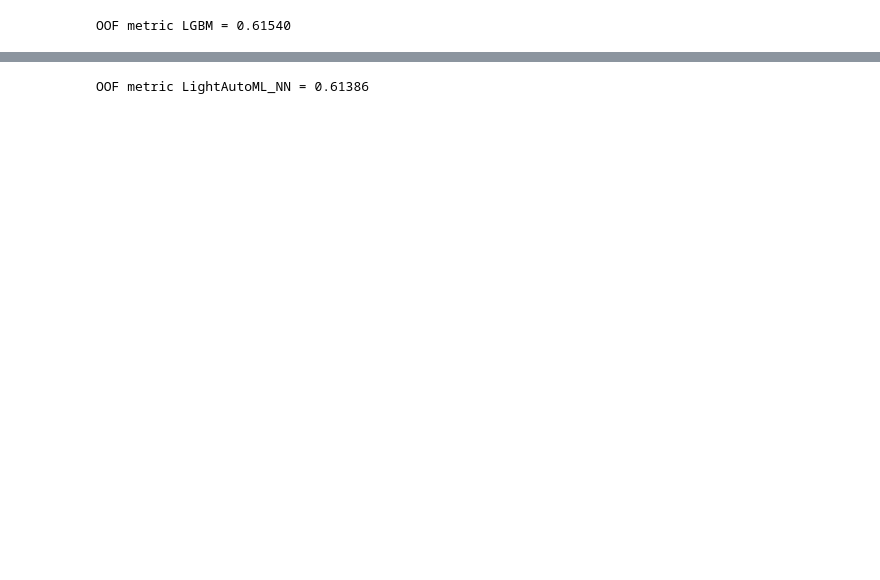
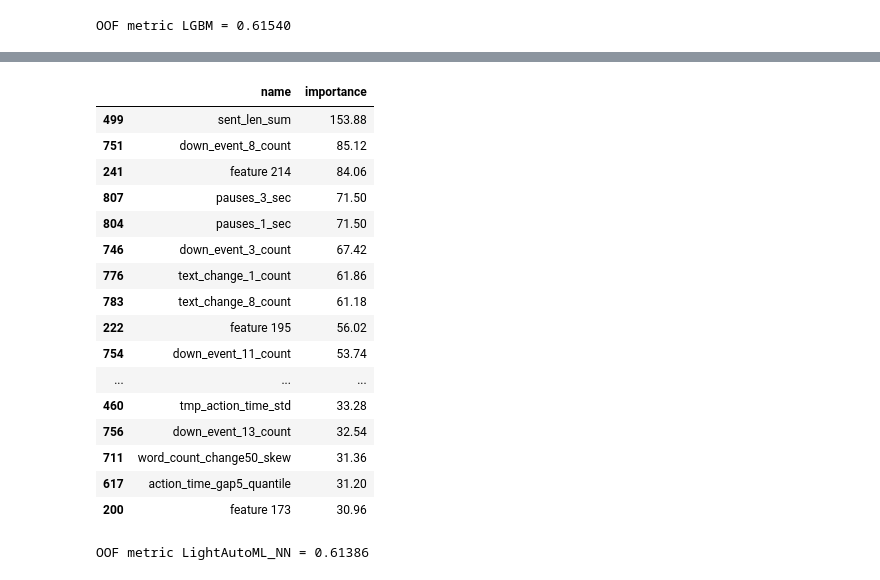
Before and after one commit to ZalmanKelber/kaggle_writing, a Jupyter notebook: writing4.ipynb, the cells around one changed output, grey strips where cells are left out. Saved outputs shown, nothing was run; the diff lists cells and outputs as text; code cells hidden in the pictures; blank space fills up the shorter version.

```diff
--- a/writing4.ipynb
+++ b/writing4.ipynb
@@ -481,6 +479,7 @@ OOF_PREDS = np.zeros((len(train_feats), 2))
 train_feats['score'] = train_scores['score']
 models_dict = {}
 scores = []
+OOF_PREDS = np.zeros((len(train_feats), 2))
 
 test_predict_list = []
 best_params = {'reg_alpha': 0.007678095440286993,
@@ -494,8 +493,8 @@ best_params = {'reg_alpha': 0.007678095440286993,
                'n_jobs':4
               }
 
-for i in range(5):
-    kf = model_selection.KFold(n_splits=10, random_state=42 + i, shuffle=True)
+for i in range(3):
+    kf = model_selection.KFold(n_splits=5, random_state=42 + i, shuffle=True)
     oof_valid_preds = np.zeros(train_feats.shape[0])
     for fold, (train_idx, valid_idx) in enumerate(kf.split(train_feats)):
 
@@ -552,3 +547,20 @@ print('OOF metric LGBM = {:.5f}'.format(mean_squared_error(train_feats['score'],
                                                                    squared=False)))
 # %% [output]
 OOF metric LGBM = 0.61540
+# %%
+from sklearn.preprocessing import StandardScaler
+from sklearn.manifold import LocallyLinearEmbedding
+
+train_feats = pd.read_csv('input/train_feats.csv')
+target_col = ['score']
+
+drop_cols = ['id', 'score_class', 'Unnamed: 0']
+train_cols = list()
+
+train_cols = [col for col in train_feats.columns if col not in target_col + drop_cols]
+
+train_cols.__len__(), target_col.__len__()
+
+OOF_PREDS = np.zeros((len(train_feats), 2))
+
+X, y = train_feats[best_feats[:40]], train_feats['score']
@@ -554,0 +646,23 @@ OOF metric LGBM = 0.61540
+# %%
+feature_importances_values = np.asarray([model.feature_importances_ for model in models_dict.values()]).mean(axis=0)
+feature_importance_df = pd.DataFrame({'name': train_cols, 'importance': feature_importances_values})
+
+feature_importance_df.sort_values('importance', ascending=False).head(40)
+# %% [output]
+|  | name | importance |
+| 499 | sent_len_sum | 153.88 |
+| 751 | down_event_8_count | 85.12 |
+| 241 | feature 214 | 84.06 |
+| 807 | pauses_3_sec | 71.50 |
+| 804 | pauses_1_sec | 71.50 |
+| 746 | down_event_3_count | 67.42 |
+| 776 | text_change_1_count | 61.86 |
+| 783 | text_change_8_count | 61.18 |
+| 222 | feature 195 | 56.02 |
+| 754 | down_event_11_count | 53.74 |
+| ... | ... | ... |
+| 460 | tmp_action_time_std | 33.28 |
+| 756 | down_event_13_count | 32.54 |
+| 711 | word_count_change50_skew | 31.36 |
+| 617 | action_time_gap5_quantile | 31.20 |
+| 200 | feature 173 | 30.96 |
```
Also changed, not shown: parts of 7 cells of this notebook, 1 other file.
